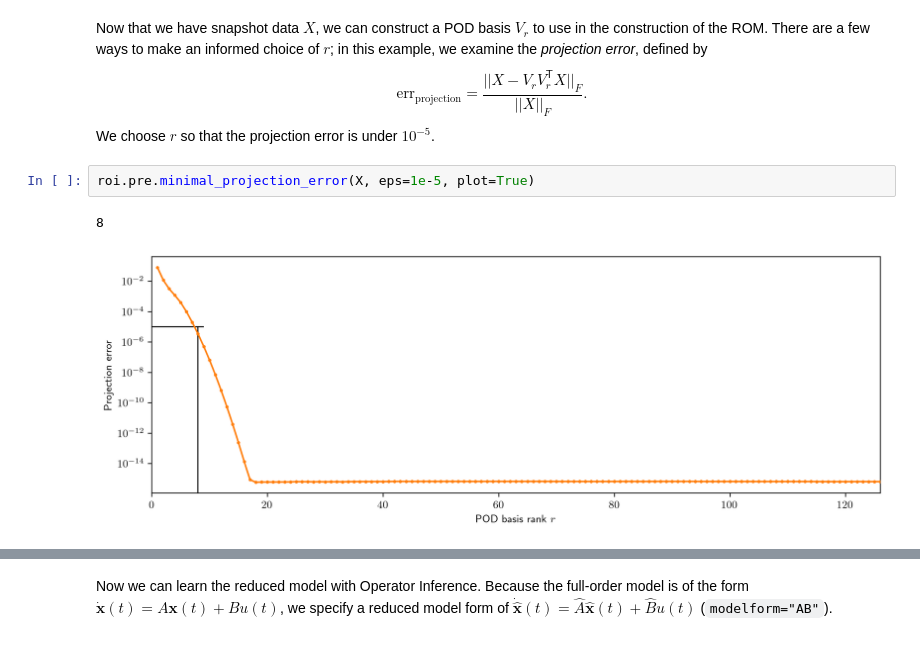
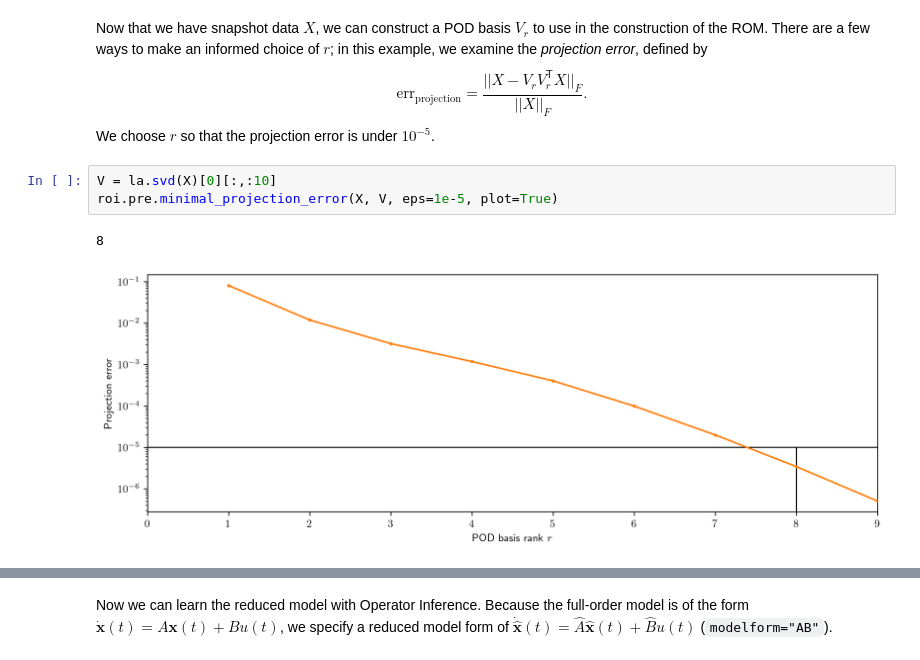
Before and after one commit to Willcox-Research-Group/rom-operator-inference-Python3, a Jupyter notebook: examples/heat_1D.ipynb, the cells around one changed output, grey strips where cells are left out. Cells and saved outputs as stored; diff of their text form.

Commit message:
fix minimal_projection_error, update examples

```diff
--- a/examples/heat_1D.ipynb
+++ b/examples/heat_1D.ipynb
@@ -256,8 +256,9 @@ $$
 $$
 We choose $r$ so that the projection error is under $10^{-5}$.
 # %%
-roi.pre.minimal_projection_error(X, eps=1e-5, plot=True)
+V = la.svd(X)[0][:,:10]
+roi.pre.minimal_projection_error(X, V, eps=1e-5, plot=True)
 # %% [output]
 8
-[figure, old version]
+[figure, new version]
 # %%
```
Also changed, not shown: parts of 2 cells of this notebook, 3 other files.
